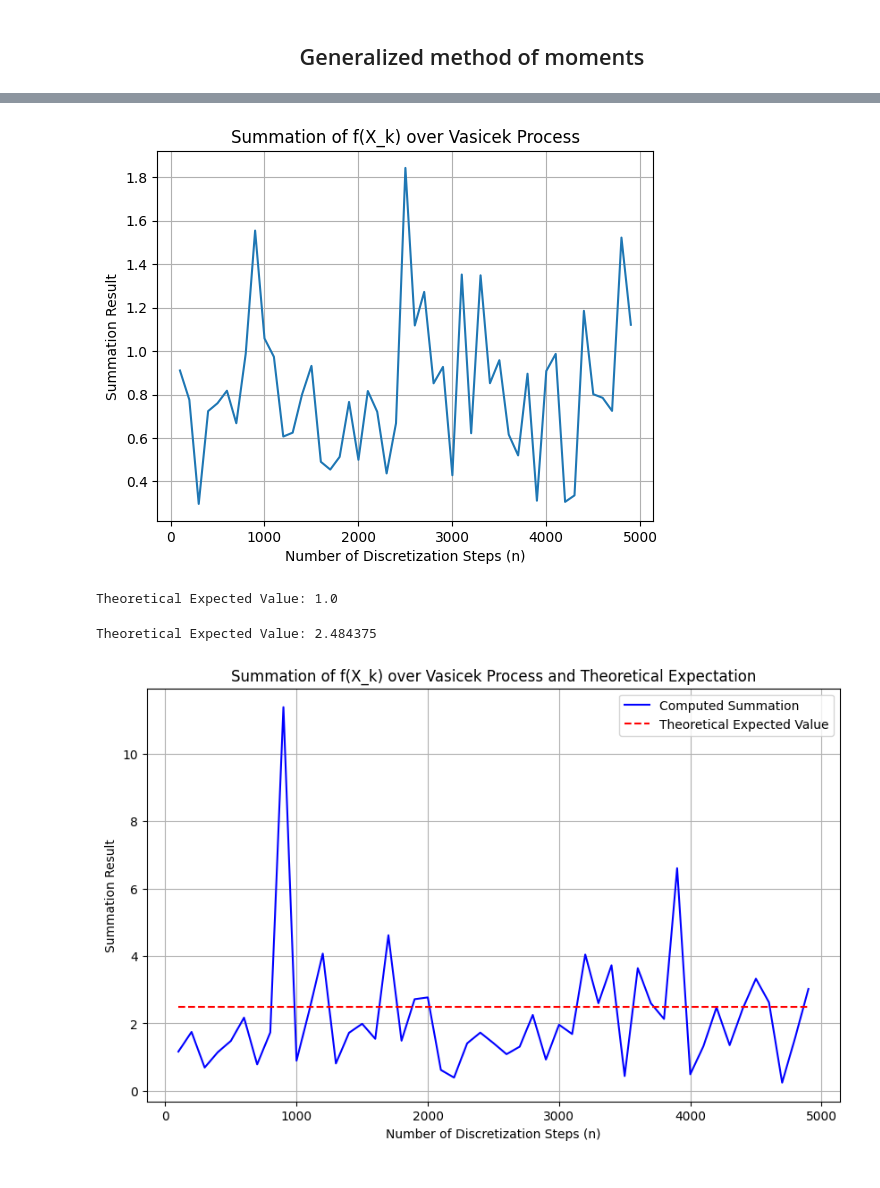
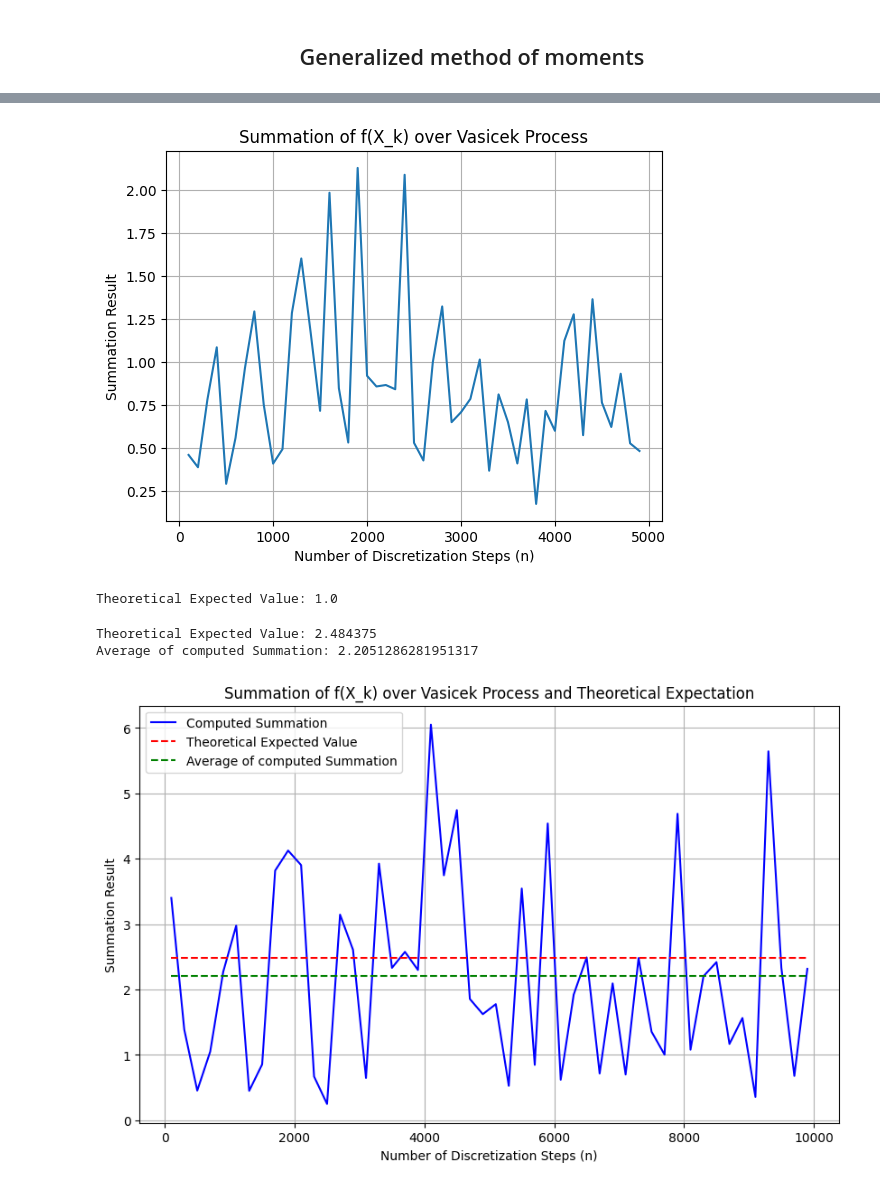
Before and after one commit to Hassen214/Project-IMI, a Jupyter notebook: Code.ipynb, the cells around one changed output, grey strips where cells are left out. Saved outputs shown, nothing was run; the diff lists cells and outputs as text; code cells hidden in the pictures.

```diff
--- a/Code.ipynb
+++ b/Code.ipynb
@@ -95,35 +95,37 @@ def calculate_sum(n, f, kappa=1, theta=1, sigma=0.5, X0=0.05,T=5):
 
     :param n: Number of steps in the discretization
     :param f: Function to apply to each X_k
     :param kappa: Speed of mean reversion
     :param theta: Long-term mean level
     :param sigma: Volatility
     :param X0: Initial value of the process
     :return: The computed summation
     """
     vasicek_process = Vasicek(kappa, theta, sigma)
       # Time horizon
 
     # Generate one trajectory
     trajectories = vasicek_process.generate(X0, T, 1, n)  # One trajectory, n steps
-    trajectory = trajectories[0]  # Take the first trajectory
-
+    res = 0
+    for i in range(T) :
+      trajectory = trajectories[0]  # Take the first trajectory
+      res +=(1 / n) * sum(f(x) for x in trajectory)
     # Compute the summation
-    return (1 / n) * sum(f(x) for x in trajectory)
+    return res/T
 
 # Define the function to apply to each X_k
 f = lambda x: x**2  # Example: Square of each value
 
 n_values = range(100, 5000, 100)  # Range of n values for testing
 Y = [calculate_sum(n, f) for n in n_values]  # Compute the result for each n
 
 # Plot the results
 plt.plot(n_values, Y)
 plt.xlabel("Number of Discretization Steps (n)")
 plt.ylabel("Summation Result")
 plt.title("Summation of f(X_k) over Vasicek Process")
 plt.grid(True)
 plt.show()
 # %% [output]
-[figure, old version]
+[figure, new version]
 # %%
@@ -175,7 +174,6 @@ print("Theoretical Expected Value:", true_value)
 # %% [output]
 Theoretical Expected Value: 1.0
 # %%
-import matplotlib.pyplot as plt
 
 # Example parameters
 kappa = 1  # Speed of mean reversion
@@ -184,26 +182,27 @@ sigma = 0.5  # Volatility
 X0 = 0.05  # Initial value
 N = 1  # Only 1 trajectory for the summation computation
 T = 10
-n_values = range(100, 5000, 100)  # Range of n values for testing
+n_values = range(100, 10000, 200)  # Range of n values for testing
+n = 5 # Choose a large n for comparison
 
 # Define the function to apply to each X_k
-f = lambda x: x**5# Example: x^3
+f = lambda x: x**n# Example: x^3
 
 # Compute the summation for each value of n
 Y = [calculate_sum(n, f, kappa=kappa, theta=theta, sigma=sigma, X0=X0,T=T) for n in n_values]
-
+y0 = sum(Y)/len(Y)
 # Compute the true value of the expectation
-n = 5 # Choose a large n for comparison
 true_value = expected_value_vasicek(n, theta, sigma, kappa)
 Y0 = [true_value for _ in n_values]  # Create a constant list for the theoretical expected value
-
+Y1 = [y0 for _ in n_values]
 # Print the theoretical expected value
 print("Theoretical Expected Value:", true_value)
-
+print("Average of computed Summation:", y0)
 # Plot the results
 plt.figure(figsize=(10, 6))
 plt.plot(n_values, Y, label="Computed Summation", color="blue")
 plt.plot(n_values, Y0, label="Theoretical Expected Value", color="red", linestyle="--")
+plt.plot(n_values, Y1, label="Average of computed Summation", color="green", linestyle="--")
 plt.xlabel("Number of Discretization Steps (n)")
 plt.ylabel("Summation Result")
 plt.title("Summation of f(X_k) over Vasicek Process and Theoretical Expectation")
@@ -212,5 +211,6 @@ plt.grid(True)
 plt.show()
 # %% [output]
 Theoretical Expected Value: 2.484375
+Average of computed Summation: 2.2051286281951317
-[figure, old version]
+[figure, new version]
 # %%
```
Also changed, not shown: parts of 4 cells of this notebook.
